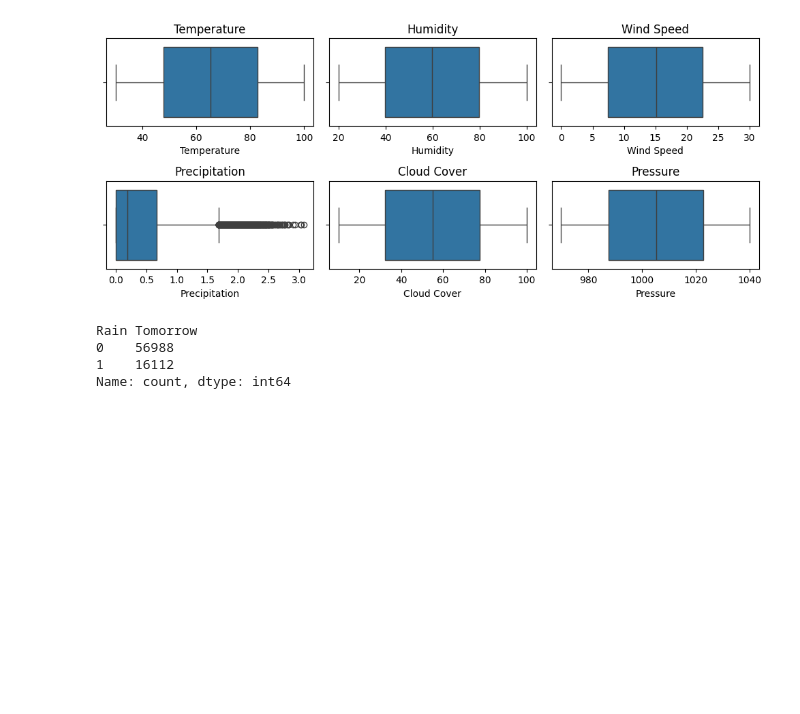
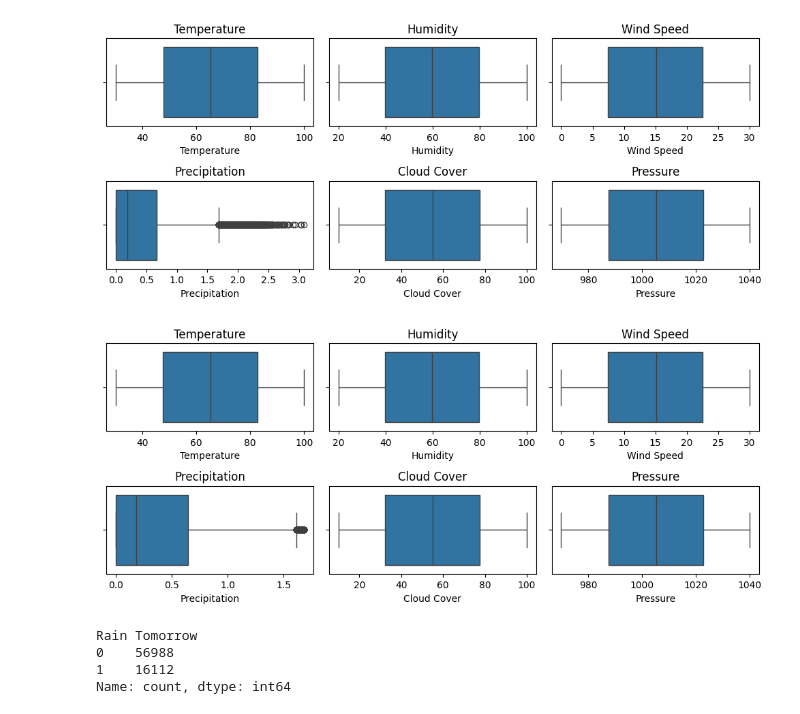
Before and after one commit to Amir-R-Arafat/ML_PROJECT, a Jupyter notebook: RAINFALL_PREDICTION/University_Ml_Project.ipynb, the cells around one changed output. Drawn from its saved outputs; the diff is of its cells as text; code cells hidden in the pictures; blank space fills up the shorter version.

```diff
--- a/RAINFALL_PREDICTION/University_Ml_Project.ipynb
+++ b/RAINFALL_PREDICTION/University_Ml_Project.ipynb
@@ -117,6 +117,8 @@ data.columns
 Index(['Temperature', 'Humidity', 'Wind Speed', 'Precipitation', 'Cloud Cover',
        'Pressure', 'Rain Tomorrow'],
       dtype='object')
+# %%
+data.fillna(data.mean(), inplace=True)
 # %% [markdown]
 checking null value
 # %%
@@ -130,6 +132,10 @@ Cloud Cover      0
 Pressure         0
 Rain Tomorrow    0
 dtype: int64
+# %%
+
+data = data.dropna()
+data = data.apply(pd.to_numeric, errors='coerce')
 # %%
 data['Rain Tomorrow'].unique()
 # %% [output]
@@ -171,6 +177,25 @@ plt.tight_layout()
 plt.show()
 # %% [output]
 [figure]
+# %%
+Q1 = data['Precipitation'].quantile(0.25)
+Q3 = data['Precipitation'].quantile(0.75)
+IQR = Q3 - Q1
+
+lower_bound = Q1 - 1.5 * IQR
+upper_bound = Q3 + 1.5 * IQR
+
+data_no_outliers = data[(data['Precipitation'] >= lower_bound) & (data['Precipitation'] <= upper_bound)]
+# %%
+plt.figure(figsize=(10,6))
+for i, column in enumerate(['Temperature', 'Humidity', 'Wind Speed', 'Precipitation', 'Cloud Cover', 'Pressure'], 1):
+    plt.subplot(3, 3, i)
+    sns.boxplot(x=data_no_outliers[column])
+    plt.title(column)
+plt.tight_layout()
+plt.show()
+# %% [output]
+[figure, added]
 # %%
 data['Rain Tomorrow'].value_counts()
 # %% [output]
```
Also changed, not shown: parts of 1 cell of this notebook, 1 other file.
